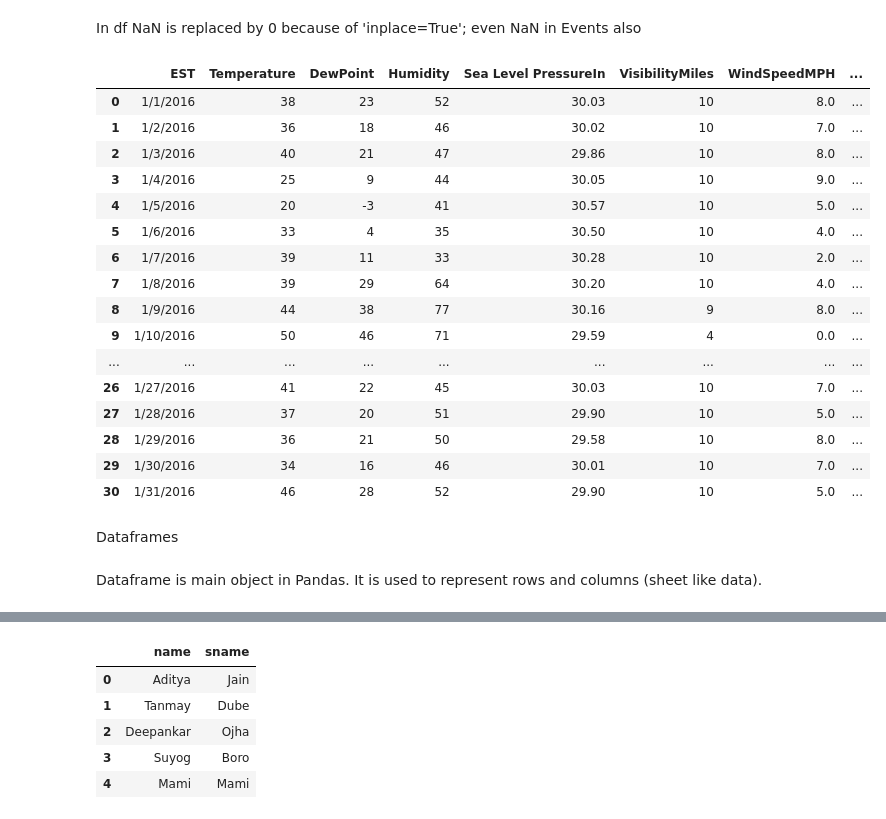
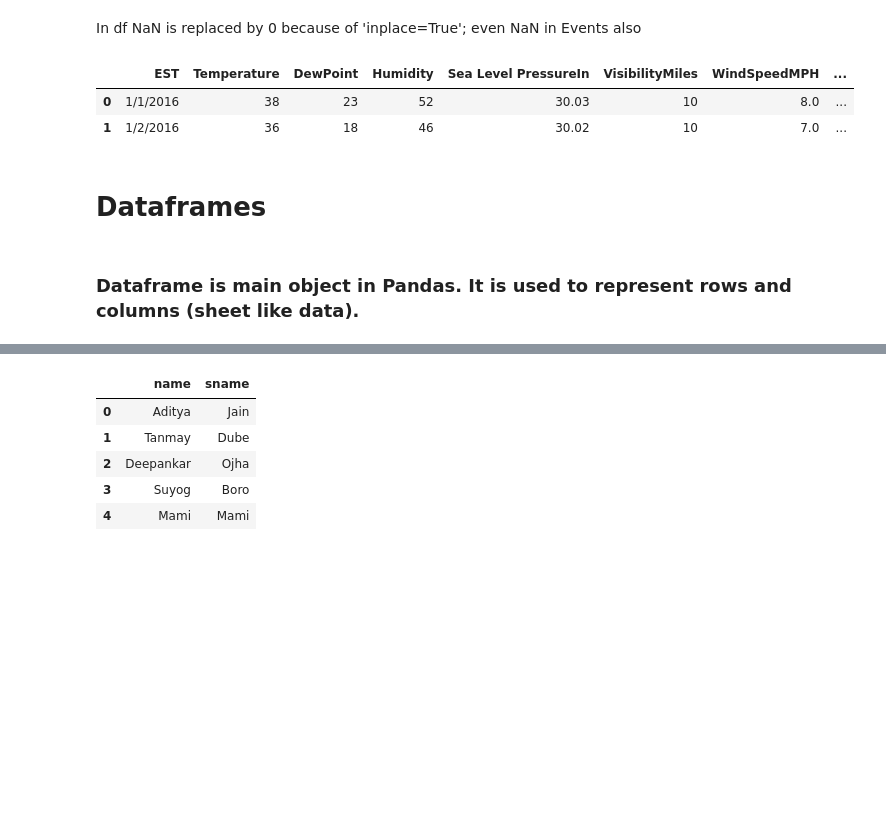
Before and after one commit to Adityajn/Machine-Learning-Algos, a Jupyter notebook: pandas.ipynb, the cells around one changed output, grey strips where cells are left out. Drawn from its saved outputs; the diff is of its cells as text; code cells hidden in the pictures; blank space fills up the shorter version.

Commit message:
pandas 9

```diff
--- a/pandas.ipynb
+++ b/pandas.ipynb
@@ -49,28 +38,14 @@ print(df['WindSpeedMPH'].mean())
 # %% [markdown]
 In df NaN is replaced by 0 because of 'inplace=True'; even NaN in Events also
 # %%
-df
+df.head(2)
 # %% [output]
 |  | EST | Temperature | DewPoint | Humidity | Sea Level PressureIn | VisibilityMiles | WindSpeedMPH | ... |
 | 0 | 1/1/2016 | 38 | 23 | 52 | 30.03 | 10 | 8.0 | ... |
 | 1 | 1/2/2016 | 36 | 18 | 46 | 30.02 | 10 | 7.0 | ... |
-| 2 | 1/3/2016 | 40 | 21 | 47 | 29.86 | 10 | 8.0 | ... |
-| 3 | 1/4/2016 | 25 | 9 | 44 | 30.05 | 10 | 9.0 | ... |
-| 4 | 1/5/2016 | 20 | -3 | 41 | 30.57 | 10 | 5.0 | ... |
-| 5 | 1/6/2016 | 33 | 4 | 35 | 30.50 | 10 | 4.0 | ... |
-| 6 | 1/7/2016 | 39 | 11 | 33 | 30.28 | 10 | 2.0 | ... |
-| 7 | 1/8/2016 | 39 | 29 | 64 | 30.20 | 10 | 4.0 | ... |
-| 8 | 1/9/2016 | 44 | 38 | 77 | 30.16 | 9 | 8.0 | ... |
-| 9 | 1/10/2016 | 50 | 46 | 71 | 29.59 | 4 | 0.0 | ... |
-| ... | ... | ... | ... | ... | ... | ... | ... | ... |
-| 26 | 1/27/2016 | 41 | 22 | 45 | 30.03 | 10 | 7.0 | ... |
-| 27 | 1/28/2016 | 37 | 20 | 51 | 29.90 | 10 | 5.0 | ... |
-| 28 | 1/29/2016 | 36 | 21 | 50 | 29.58 | 10 | 8.0 | ... |
-| 29 | 1/30/2016 | 34 | 16 | 46 | 30.01 | 10 | 7.0 | ... |
-| 30 | 1/31/2016 | 46 | 28 | 52 | 29.90 | 10 | 5.0 | ... |
-# %% [markdown]
-Dataframes
+# %% [markdown]
+# Dataframes
 # %% [markdown]
-Dataframe is main object in Pandas. It is used to represent rows and columns (sheet like data).
+### Dataframe is main object in Pandas. It is used to represent rows and columns (sheet like data).
 # %%
 df = pd.read_csv('nyc_weather.csv') #create a dataframe from a CSV file
```
Also changed, not shown: parts of 26 cells of this notebook.
